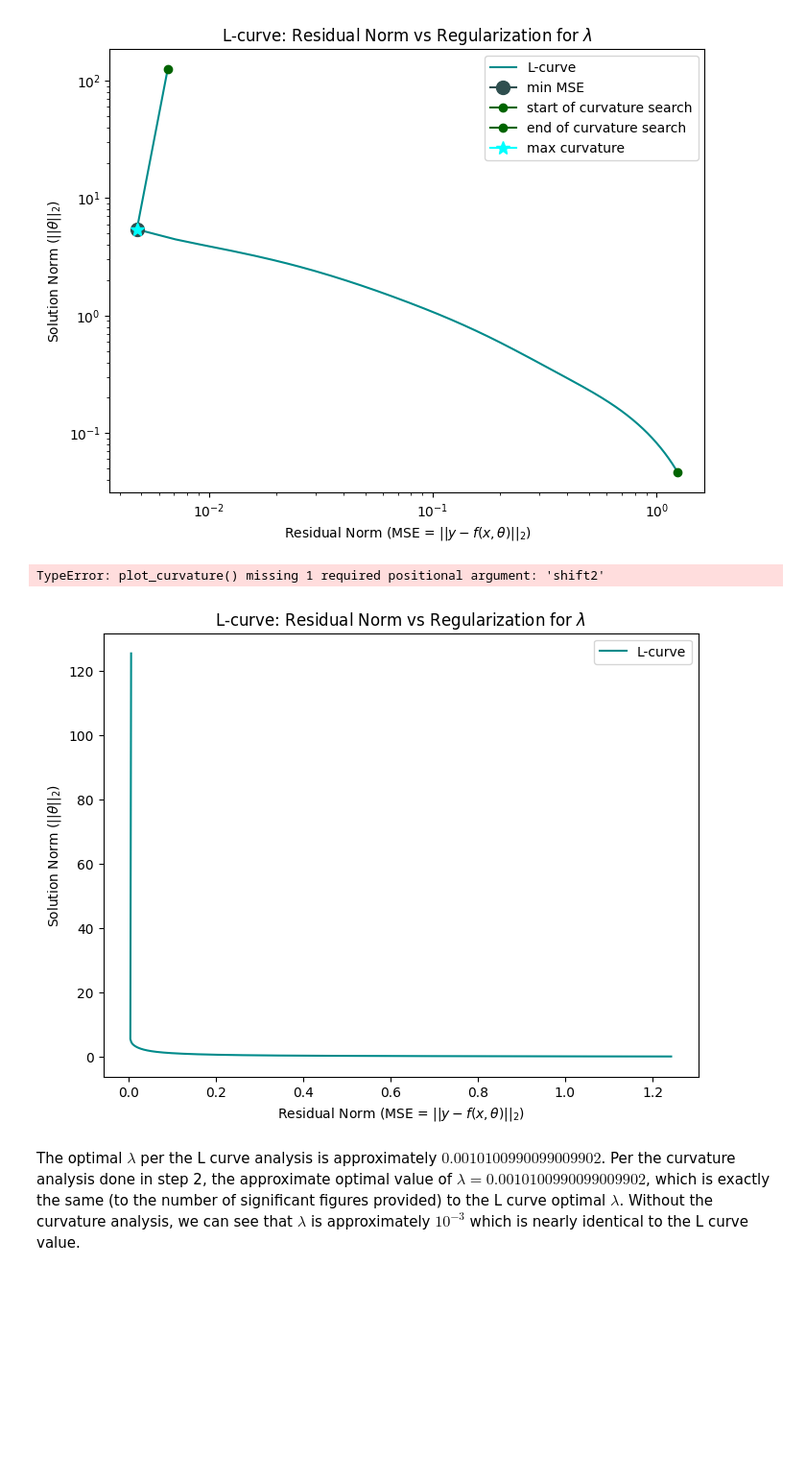
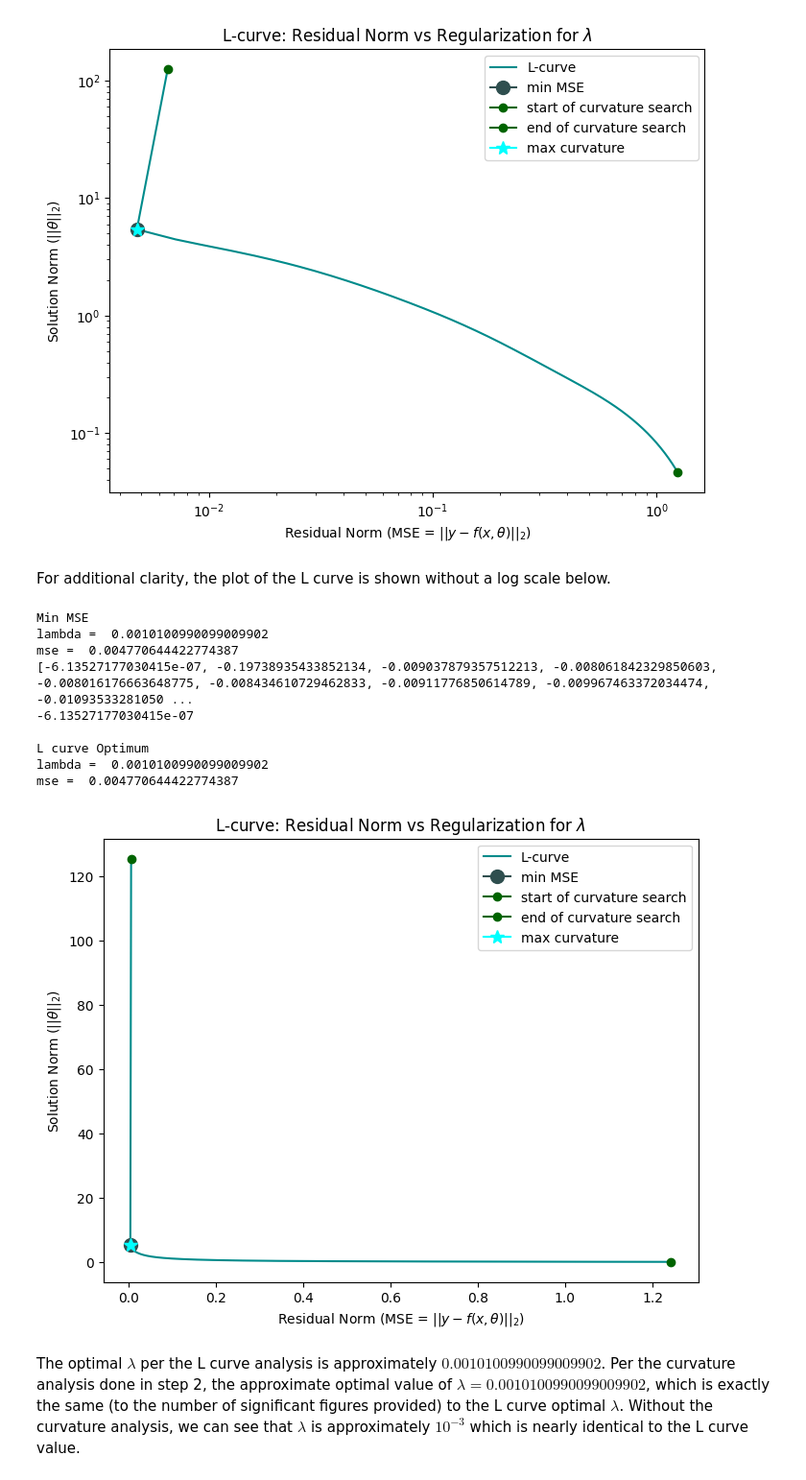
Before and after one commit to rx9933/COE-379L, a Jupyter notebook: Assignments/Assignment2/9_30_2.ipynb, the cells around one changed output. Shown at 96% size. Drawn from its saved outputs; the diff is of its cells as text; code cells hidden in the pictures; blank space fills up the shorter version.

```diff
--- a/Assignments/Assignment2/9_30_2.ipynb
+++ b/Assignments/Assignment2/9_30_2.ipynb
@@ -376,12 +376,22 @@ lambda =  0.0010100990099009902
 mse =  0.004770644422774387
 <Figure size 800x400 with 0 Axes>
 [figure]
+# %% [markdown]
+For additional clarity, the plot of the L curve is shown without a log scale below.
 # %%
 res, reg = l_curve_values(alphas, "ridge")
 plot_l_curve(alphas, res, reg, False)
-plot_curvature(res,reg, 1)
+plot_curvature(res,reg, 1,1)
 # %% [output]
-TypeError: plot_curvature() missing 1 required positional argument: 'shift2'
+Min MSE
+lambda =  0.0010100990099009902
+mse =  0.004770644422774387
+[-6.13527177030415e-07, -0.19738935433852134, -0.009037879357512213, -0.008061842329850603, -0.008016176663648775, -0.008434610729462833, -0.00911776850614789, -0.009967463372034474, -0.01093533281050 ...
+-6.13527177030415e-07
+
+L curve Optimum
+lambda =  0.0010100990099009902
+mse =  0.004770644422774387
-[figure, old version]
+[figure, new version]
 # %% [markdown]
 The optimal $\lambda$ per the L curve analysis is approximately $0.0010100990099009902$. Per the curvature analysis done in step 2, the approximate optimal value of $\lambda = 0.0010100990099009902$, which is exactly the same (to the number of significant figures provided) to the L curve optimal $\lambda$. Without the curvature analysis, we can see that $\lambda$ is approximately $10^{-3}$ which is nearly identical to the L curve value.
```
Also changed, not shown: parts of 15 cells of this notebook, 4 other files.
